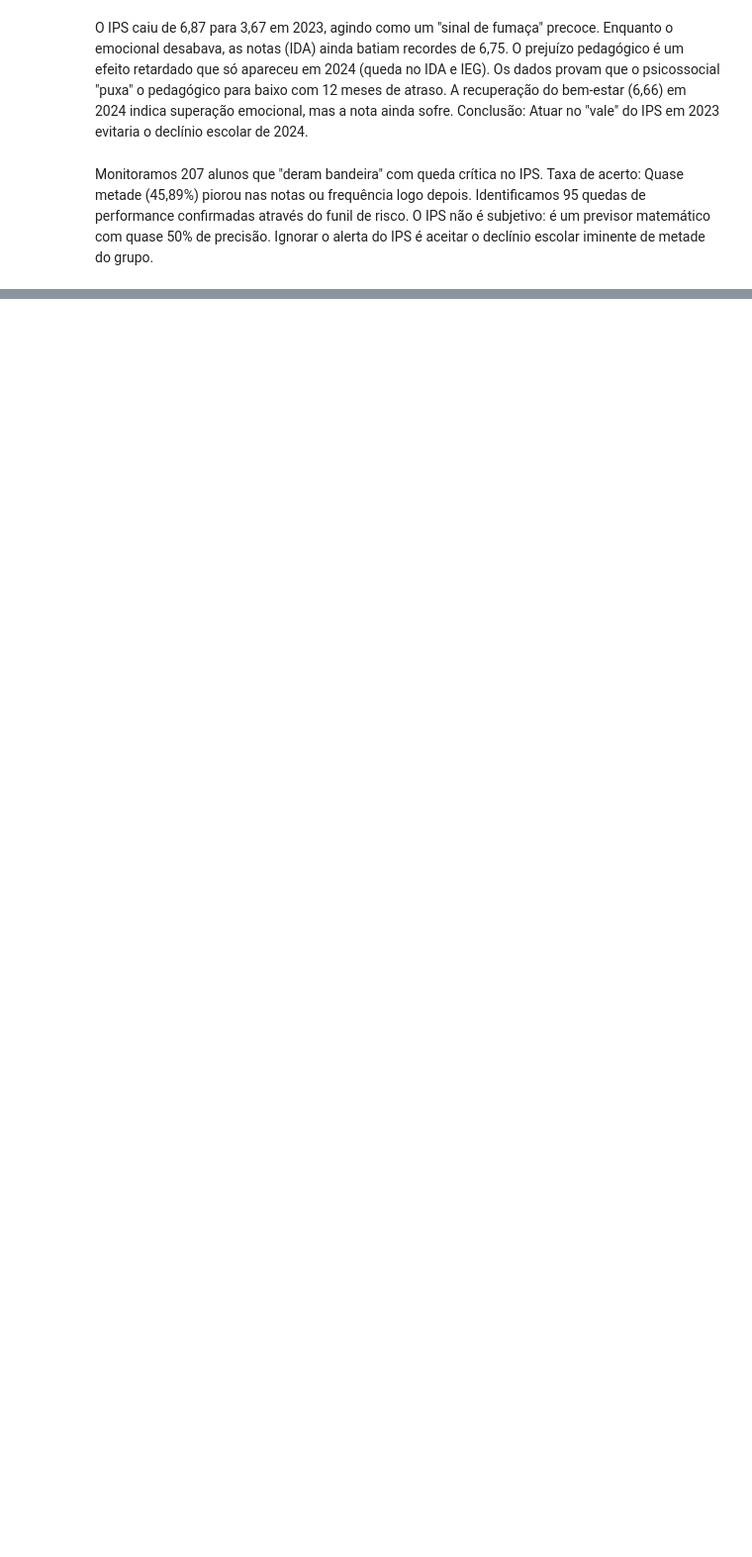
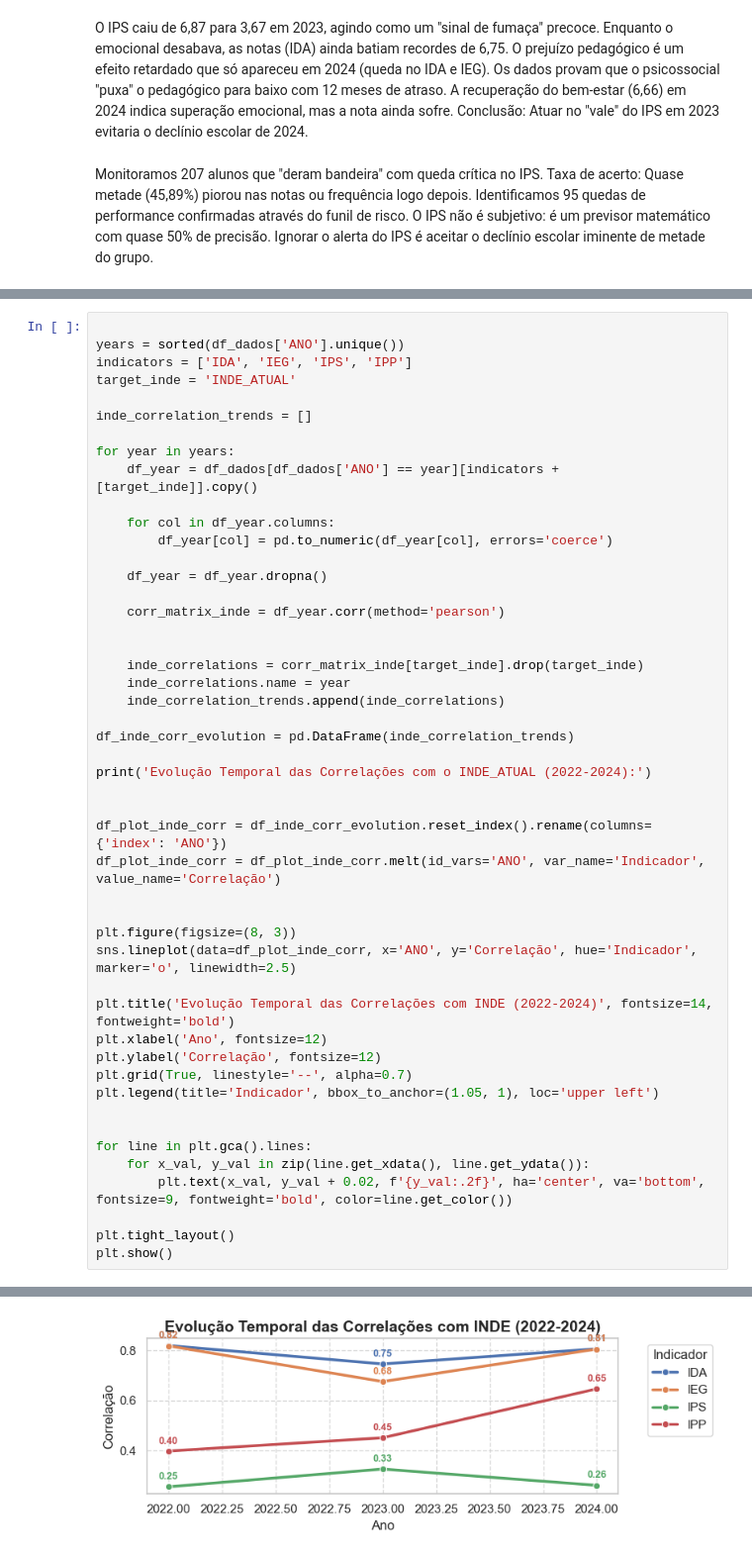
Before and after one commit to Alef2021/DATATHON_2026, a Jupyter notebook: notebooks/insights.ipynb, the cells around one changed output, grey strips where cells are left out. Shown at 99% size. Cells and saved outputs as stored; diff of their text form; blank space fills up the shorter version.

```diff
--- a/notebooks/insights.ipynb
+++ b/notebooks/insights.ipynb
@@ -398,0 +529,49 @@ Ignorar o alerta do IPS é aceitar o declínio escolar iminente de metade do gru
+# %%
+
+years = sorted(df_dados['ANO'].unique())
+indicators = ['IDA', 'IEG', 'IPS', 'IPP']
+target_inde = 'INDE_ATUAL'
+
+inde_correlation_trends = []
+
+for year in years:
+    df_year = df_dados[df_dados['ANO'] == year][indicators + [target_inde]].copy()
+
+    for col in df_year.columns:
+        df_year[col] = pd.to_numeric(df_year[col], errors='coerce')
+
+    df_year = df_year.dropna()
+
+    corr_matrix_inde = df_year.corr(method='pearson')
+
+
+    inde_correlations = corr_matrix_inde[target_inde].drop(target_inde)
+    inde_correlations.name = year
+    inde_correlation_trends.append(inde_correlations)
+
+df_inde_corr_evolution = pd.DataFrame(inde_correlation_trends)
+
+print('Evolução Temporal das Correlações com o INDE_ATUAL (2022-2024):')
+
+
+df_plot_inde_corr = df_inde_corr_evolution.reset_index().rename(columns={'index': 'ANO'})
+df_plot_inde_corr = df_plot_inde_corr.melt(id_vars='ANO', var_name='Indicador', value_name='Correlação')
+
+
+plt.figure(figsize=(8, 3))
+sns.lineplot(data=df_plot_inde_corr, x='ANO', y='Correlação', hue='Indicador', marker='o', linewidth=2.5)
+
+plt.title('Evolução Temporal das Correlações com INDE (2022-2024)', fontsize=14, fontweight='bold')
+plt.xlabel('Ano', fontsize=12)
+plt.ylabel('Correlação', fontsize=12)
+plt.grid(True, linestyle='--', alpha=0.7)
+plt.legend(title='Indicador', bbox_to_anchor=(1.05, 1), loc='upper left')
+
+
+for line in plt.gca().lines:
+    for x_val, y_val in zip(line.get_xdata(), line.get_ydata()):
+        plt.text(x_val, y_val + 0.02, f'{y_val:.2f}', ha='center', va='bottom', fontsize=9, fontweight='bold', color=line.get_color())
+
+plt.tight_layout()
+plt.show()
+# %% [output]
@@ -398,0 +579 @@ Ignorar o alerta do IPS é aceitar o declínio escolar iminente de metade do gru
+[figure, added]
```
Also changed, not shown: parts of 14 cells of this notebook.
